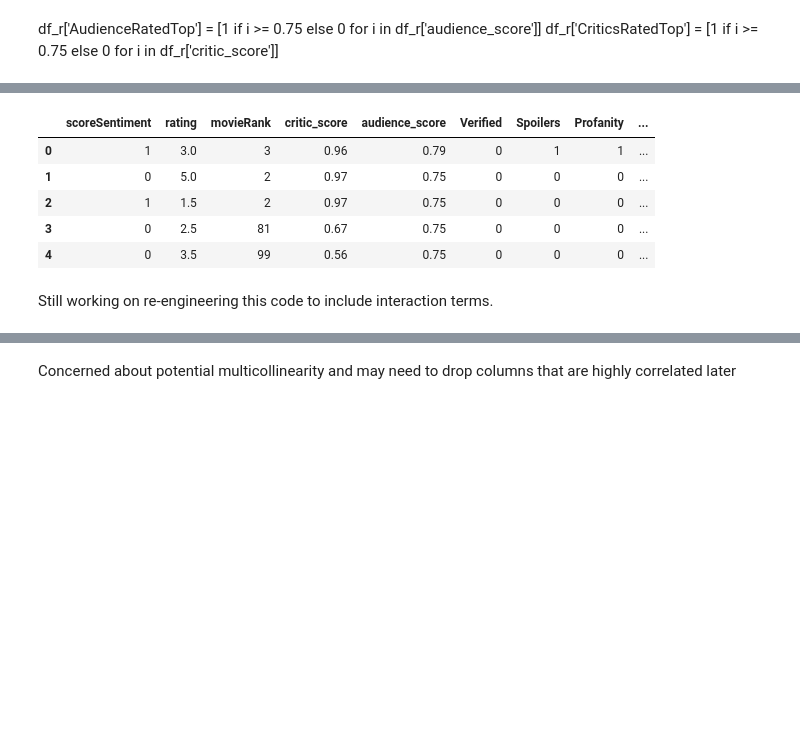
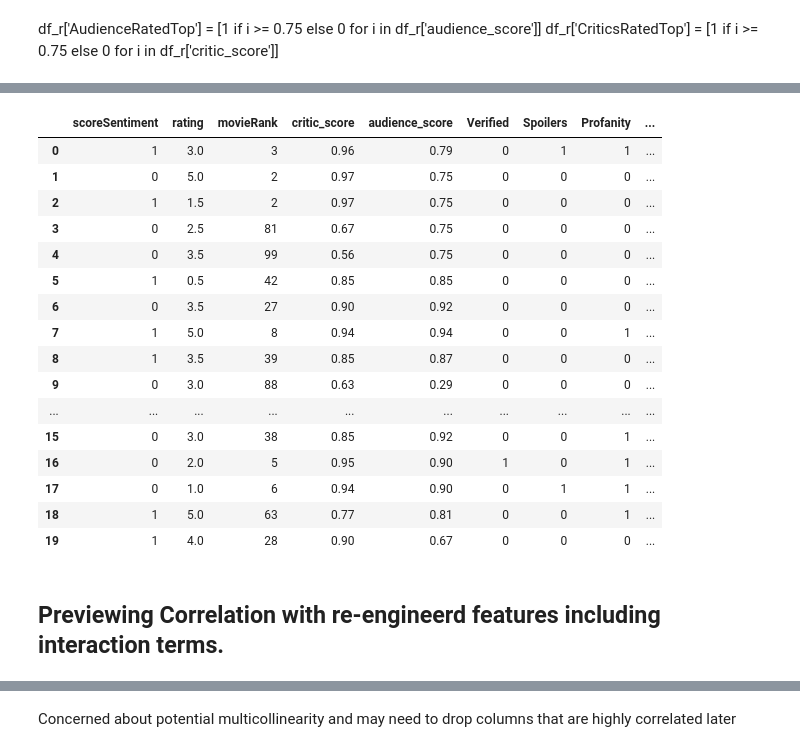
Before and after one commit to osoisi/Data-Science-Projects, a Jupyter notebook: Movie Reviews/Rotten Tomatoes- Movie Reviews.ipynb, the cells around one changed output, grey strips where cells are left out. Saved outputs shown, nothing was run; the diff lists cells and outputs as text; code cells hidden in the pictures; blank space fills up the shorter version.

```diff
--- a/Movie Reviews/Rotten Tomatoes- Movie Reviews.ipynb
+++ b/Movie Reviews/Rotten Tomatoes- Movie Reviews.ipynb
@@ -586,0 +580,4 @@ df_reviews['Reviewed']=(df_reviews['Verified']+df_reviews['Spoilers']+df_reviews
+# %%
+df_reviews['Reviewed']=((df_reviews['SuperReviewer'].astype(bool)) | (df_reviews['Spoilers'].astype(bool))).astype(int)
+# %%
+df_reviews['MovieRank_int'] =np.square(df_reviews['movieRank'])
@@ -587,20 +601,31 @@ df_reviews['Reviewed']=(df_reviews['Verified']+df_reviews['Spoilers']+df_reviews
 # %%
-df_reviews['Expert_Indication']=(df_reviews['rating']*df_reviews['critic_score'])
+df_reviews['Expert_Indication']=(df_reviews['TopCritic']+df_reviews['critic_score']+df_reviews['rating'])
 # %%
-df_reviews['Audience_indication']=(df_reviews['Perception']*df_reviews['audience_score'])
+df_reviews['Audience_indication']=(np.log1p(df_reviews['audience_score']-df_reviews['scoreSentiment']))
 # %%
 df_reviews= df_reviews.drop(columns=['Fresh'])
 # %%
-df_reviews.head()
+df_reviews.head(20)
 # %% [output]
 |  | scoreSentiment | rating | movieRank | critic_score | audience_score | Verified | Spoilers | Profanity | ... |
 | 0 | 1 | 3.0 | 3 | 0.96 | 0.79 | 0 | 1 | 1 | ... |
 | 1 | 0 | 5.0 | 2 | 0.97 | 0.75 | 0 | 0 | 0 | ... |
 | 2 | 1 | 1.5 | 2 | 0.97 | 0.75 | 0 | 0 | 0 | ... |
 | 3 | 0 | 2.5 | 81 | 0.67 | 0.75 | 0 | 0 | 0 | ... |
 | 4 | 0 | 3.5 | 99 | 0.56 | 0.75 | 0 | 0 | 0 | ... |
+| 5 | 1 | 0.5 | 42 | 0.85 | 0.85 | 0 | 0 | 0 | ... |
+| 6 | 0 | 3.5 | 27 | 0.90 | 0.92 | 0 | 0 | 0 | ... |
+| 7 | 1 | 5.0 | 8 | 0.94 | 0.94 | 0 | 0 | 1 | ... |
+| 8 | 1 | 3.5 | 39 | 0.85 | 0.87 | 0 | 0 | 0 | ... |
+| 9 | 0 | 3.0 | 88 | 0.63 | 0.29 | 0 | 0 | 0 | ... |
+| ... | ... | ... | ... | ... | ... | ... | ... | ... | ... |
+| 15 | 0 | 3.0 | 38 | 0.85 | 0.92 | 0 | 0 | 1 | ... |
+| 16 | 0 | 2.0 | 5 | 0.95 | 0.90 | 1 | 0 | 1 | ... |
+| 17 | 0 | 1.0 | 6 | 0.94 | 0.90 | 0 | 1 | 1 | ... |
+| 18 | 1 | 5.0 | 63 | 0.77 | 0.81 | 0 | 0 | 1 | ... |
+| 19 | 1 | 4.0 | 28 | 0.90 | 0.67 | 0 | 0 | 0 | ... |
-# %% [markdown]
-Still working on re-engineering this code to include interaction terms.
+# %% [markdown]
+## Previewing Correlation with re-engineerd features including interaction terms.
 # %%
 df_corr = df_reviews.corr()
 mask = ~((df_corr > 0.1) | (df_corr< -0.1))
```
Also changed, not shown: parts of 109 cells of this notebook.
